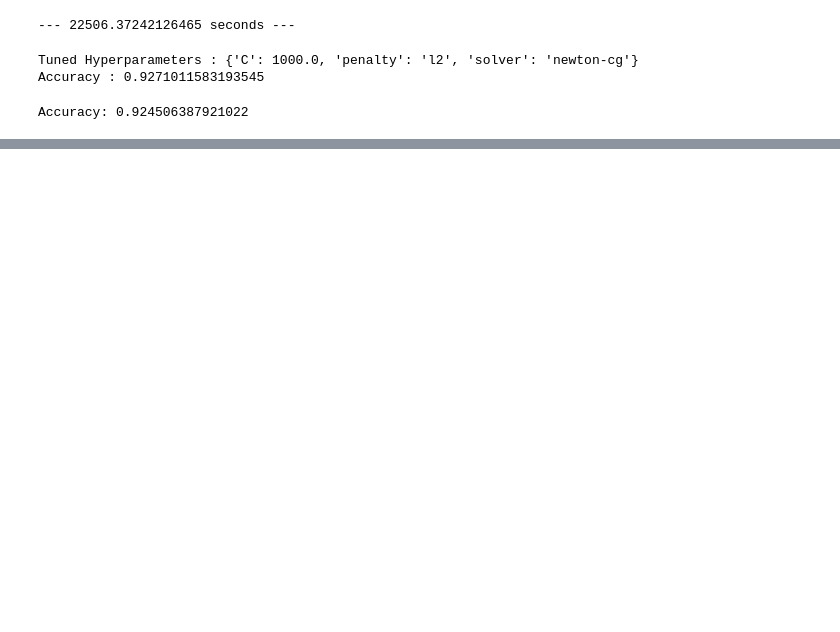
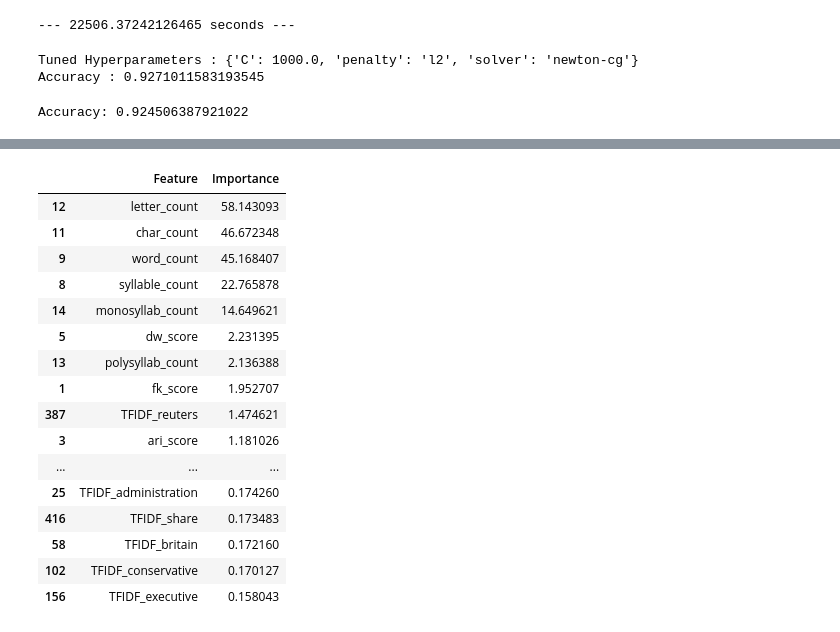
Before and after one commit to Noob1701/Springboard, a Jupyter notebook: Fake News Modelling.ipynb, the cells around one changed output, grey strips where cells are left out. Cells and saved outputs as stored; diff of their text form; code cells hidden in the pictures; blank space fills up the shorter version.

```diff
--- a/Fake News Modelling.ipynb
+++ b/Fake News Modelling.ipynb
@@ -151,0 +230,22 @@ Accuracy: 0.924506387921022
+# %%
+feature_importance = pd.DataFrame({'Feature': X_test_scaled.columns, 'Importance': np.abs(coefficients)})
+feature_importance = feature_importance.sort_values('Importance', ascending=False)
+feature_importance.head(50)
+# %% [output]
+|  | Feature | Importance |
+| 12 | letter_count | 58.143093 |
+| 11 | char_count | 46.672348 |
+| 9 | word_count | 45.168407 |
+| 8 | syllable_count | 22.765878 |
+| 14 | monosyllab_count | 14.649621 |
+| 5 | dw_score | 2.231395 |
+| 13 | polysyllab_count | 2.136388 |
+| 1 | fk_score | 1.952707 |
+| 387 | TFIDF_reuters | 1.474621 |
+| 3 | ari_score | 1.181026 |
+| ... | ... | ... |
+| 25 | TFIDF_administration | 0.174260 |
+| 416 | TFIDF_share | 0.173483 |
+| 58 | TFIDF_britain | 0.172160 |
+| 102 | TFIDF_conservative | 0.170127 |
+| 156 | TFIDF_executive | 0.158043 |
```
Also changed, not shown: parts of 20 cells of this notebook.
